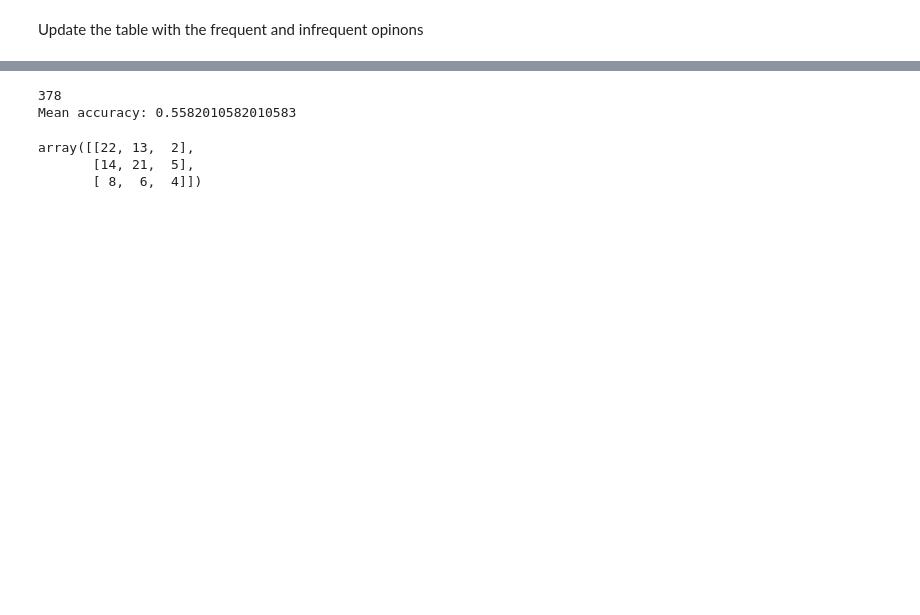
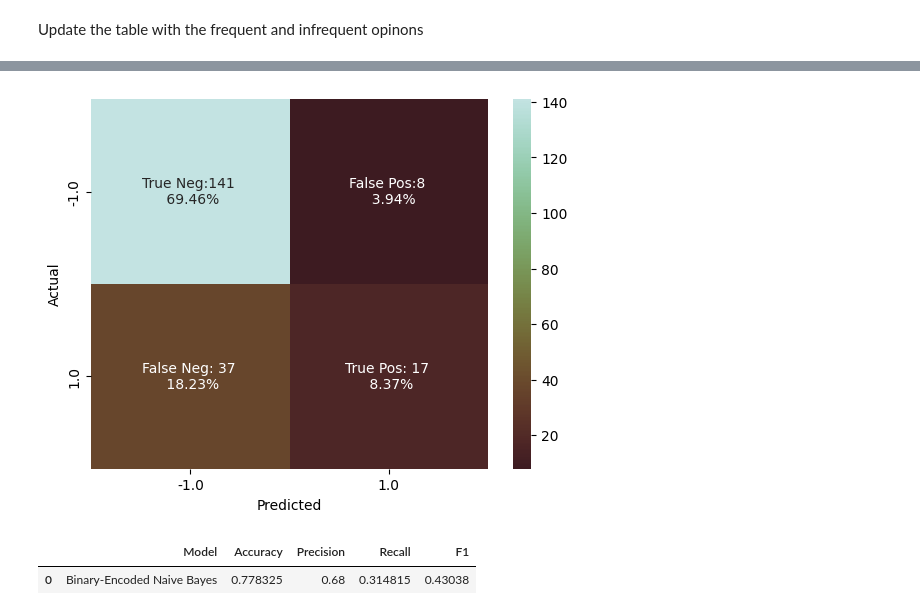
Before and after one commit to metajos/opinion-miner, a Jupyter notebook: testing.ipynb, the cells around one changed output, grey strips where cells are left out. Cells and saved outputs as stored; diff of their text form; code cells hidden in the pictures; blank space fills up the shorter version.

```diff
--- a/testing.ipynb
+++ b/testing.ipynb
@@ -493,52 +532,10 @@ Mean accuracy: 0.5582010582010583
-# %%
-
-from sklearn.model_selection import train_test_split
-from sklearn.pipeline import Pipeline
-from sklearn.feature_extraction.text import CountVectorizer
-from sklearn.feature_extraction.text import TfidfVectorizer
-from sklearn.linear_model import SGDClassifier
-from sklearn.model_selection import LeaveOneOut, cross_val_score
-
-X = transaction_tags.Clean_Sentences.to_list()
-y = transaction_tags.Classes.to_list()
-
-X_train, X_test, y_train, y_test = train_test_split(X, y,random_state=0)
-
-pipe = Pipeline([('vectorizer', CountVectorizer(binary=True)), ('SDG', SGDClassifier(loss="log_loss", penalty="l2"))])
-scores = cross_val_score(pipe, X, y, cv=LeaveOneOut())
-mean_score = scores.mean()
-print(len(scores))
-print(f"Mean accuracy: {mean_score}")
-# %% [output]
-378
-Mean accuracy: 0.5582010582010583
-# %%
-from sklearn.metrics import confusion_matrix
-from sklearn.model_selection import train_test_split
-from sklearn.linear_model import LogisticRegression
-from sklearn.pipeline import Pipeline
-from sklearn.feature_extraction.text import CountVectorizer
-from sklearn.model_selection import LeaveOneOut, cross_val_score
-
-X = transaction_tags.Clean_Sentences.to_list()
-y = transaction_tags.Classes.to_list()
-
-X_train, X_test, y_train, y_test = train_test_split(X, y, random_state=0)
-
-pipe = Pipeline([
-    ('vectorizer', CountVectorizer(binary=True)),
-    ('SDG', SGDClassifier(loss="log_loss", penalty="l2"))
-])
-
-# Fit the pipeline to the training data
-pipe.fit(X_train, y_train)
-
-# Make predictions on the test data
-y_pred = pipe.predict(X_test)
-
-# Evaluate the predictions
-confusion_matrix(y_test, y_pred)
-# %% [output]
-array([[22, 13,  2],
-       [14, 21,  5],
-       [ 8,  6,  4]])
+# %%
+validations = y_true
+predictions = y_pred
+cfm = confusion_matrix(validations, predictions)
+conf_matrix(validations, predictions, cfm)
+display(accuracy_table(validations=validations, predictions=predictions, model_name="Binary-Encoded Naive Bayes"))
+# %% [output]
+[figure, added]
+|  | Model | Accuracy | Precision | Recall | F1 |
+| 0 | Binary-Encoded Naive Bayes | 0.778325 | 0.68 | 0.314815 | 0.43038 |
```
Also changed, not shown: parts of 20 cells of this notebook, 6 other files.
